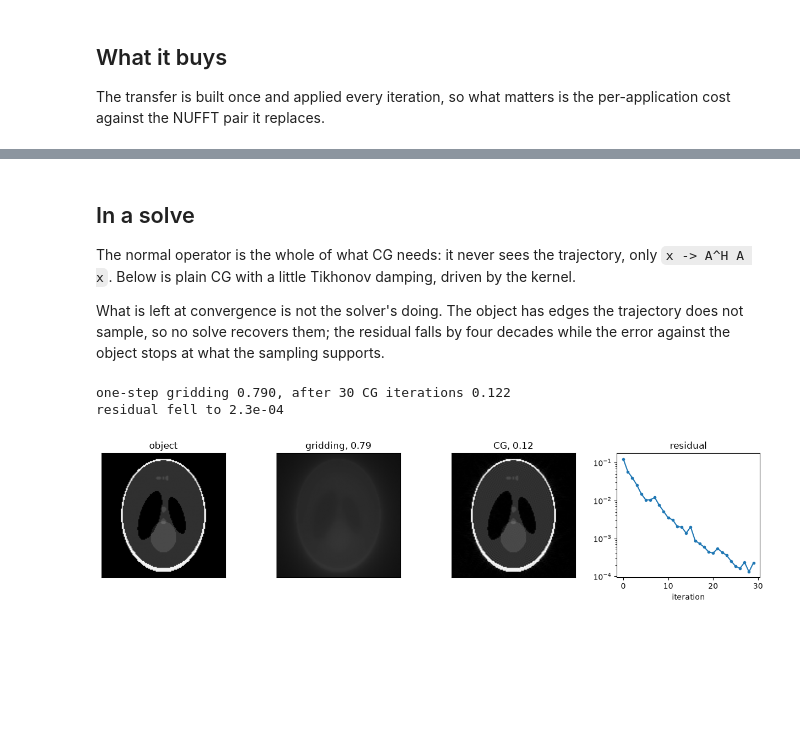
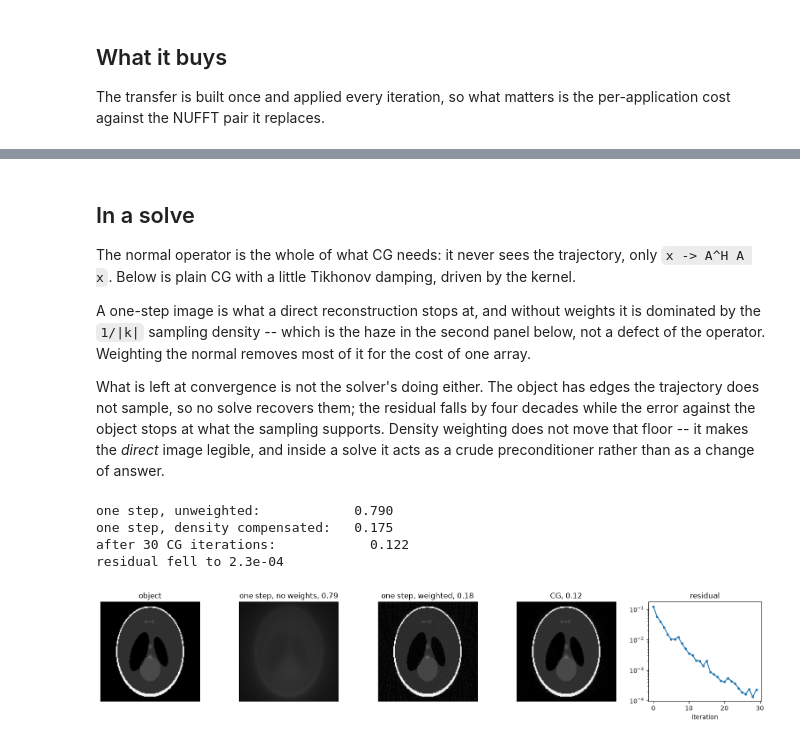
Before and after one commit to FiRMLAB-Pisa/mrtoeplitz, a Jupyter notebook: examples/scalar.ipynb, the cells around one changed output, grey strips where cells are left out. Saved outputs shown, nothing was run; the diff lists cells and outputs as text; code cells hidden in the pictures; blank space fills up the shorter version.

```diff
--- a/examples/scalar.ipynb
+++ b/examples/scalar.ipynb
@@ -123,18 +141,20 @@ relative error against the exact Gram: 9.32e-06
 # %%
-fig, axes = plt.subplots(1, 4, figsize=(12.5, 3.2))
+fig, axes = plt.subplots(1, 5, figsize=(15, 3.2))
 axes[0].imshow(np.abs(image.numpy()), cmap="gray")
 axes[0].set_title("x")
 axes[1].imshow(np.abs(truth), cmap="gray")
 axes[1].set_title("$A^H A x$, two NUFFTs")
 axes[2].imshow(np.abs(fast), cmap="gray")
 axes[2].set_title("kernel(x), two FFTs")
-for axis in axes[:3]:
+axes[3].imshow(np.abs(weighted_fast), cmap="gray")
+axes[3].set_title("$A^H W A x$, weighted")
+for axis in axes[:4]:
     axis.set_xticks([])
     axis.set_yticks([])
-shown = axes[3].imshow(np.abs(fast - truth) / np.abs(truth).max(), cmap="inferno")
-axes[3].set_title(f"|difference|, {error:.0e} rel.")
-axes[3].set_xticks([])
-axes[3].set_yticks([])
-fig.colorbar(shown, ax=axes[3], fraction=0.046)
+shown = axes[4].imshow(np.abs(fast - truth) / np.abs(truth).max(), cmap="inferno")
+axes[4].set_title(f"|difference|, {error:.0e} rel.")
+axes[4].set_xticks([])
+axes[4].set_yticks([])
+fig.colorbar(shown, ax=axes[4], fraction=0.046)
 fig.tight_layout()
 # %% [output]
@@ -186,10 +244,17 @@ The normal operator is the whole of what CG needs: it never sees the
 trajectory, only `x -> A^H A x`. Below is plain CG with a little Tikhonov
 damping, driven by the kernel.
 
-What is left at convergence is not the solver's doing. The object has edges
-the trajectory does not sample, so no solve recovers them; the residual falls
-by four decades while the error against the object stops at what the sampling
-supports.
+A one-step image is what a direct reconstruction stops at, and without weights
+it is dominated by the `1/|k|` sampling density -- which is the haze in the
+second panel below, not a defect of the operator. Weighting the normal removes
+most of it for the cost of one array.
+
+What is left at convergence is not the solver's doing either. The object has
+edges the trajectory does not sample, so no solve recovers them; the residual
+falls by four decades while the error against the object stops at what the
+sampling supports. Density weighting does not move that floor -- it makes the
+*direct* image legible, and inside a solve it acts as a crude preconditioner
+rather than as a change of answer.
 # %%
 def conjugate_gradient(normal, rhs, iterations=30, damping=1e-3):
     """Plain CG on ``(N + damping I) x = rhs``, to show the normal in use."""
@@ -211,8 +276,9 @@ def conjugate_gradient(normal, rhs, iterations=30, damping=1e-3):
 
 # The right-hand side of a CG-SENSE solve is the adjoint of the measurement.
 # With no coils and no noise that is the Gram of the object, which is also the
-# one-step gridding image the solve starts from.
+# one-step image a direct reconstruction would stop at.
 adjoint_image = kernel(image[None, None])
+weighted_adjoint = weighted(image[None, None])
 estimate, residuals = conjugate_gradient(kernel, adjoint_image)
 
 
@@ -226,26 +292,35 @@ def matched(estimate):
 
 
 gridded, gridded_error = matched(adjoint_image[0, 0].numpy())
+compensated, compensated_error = matched(weighted_adjoint[0, 0].numpy())
 solved, solved_error = matched(estimate[0, 0].numpy())
-print(f"one-step gridding {gridded_error:.3f}, after {len(residuals)} CG iterations {solved_error:.3f}")
+print(f"one step, unweighted:            {gridded_error:.3f}")
+print(f"one step, density compensated:   {compensated_error:.3f}")
+print(f"after {len(residuals)} CG iterations:            {solved_error:.3f}")
 print(f"residual fell to {residuals[-1]:.1e}")
 # %% [output]
-one-step gridding 0.790, after 30 CG iterations 0.122
+one step, unweighted:            0.790
+one step, density compensated:   0.175
+after 30 CG iterations:            0.122
 residual fell to 2.3e-04
 # %%
-fig, axes = plt.subplots(1, 4, figsize=(12.5, 3.2))
+fig, axes = plt.subplots(1, 5, figsize=(15.5, 3.2))
 for axis, data, title in (
     (axes[0], image.numpy(), "object"),
-    (axes[1], gridded, f"gridding, {gridded_error:.2f}"),
-    (axes[2], solved, f"CG, {solved_error:.2f}"),
+    (axes[1], gridded, f"one step, no weights, {gridded_error:.2f}"),
+    (axes[2], compensated, f"one step, weighted, {compensated_error:.2f}"),
 ):
     axis.imshow(np.abs(data), cmap="gray", vmin=0, vmax=1.05)
     axis.set_title(title)
     axis.set_xticks([])
     axis.set_yticks([])
-axes[3].semilogy(residuals, "o-", markersize=3)
-axes[3].set_title("residual")
-axes[3].set_xlabel("iteration")
+axes[3].imshow(np.abs(solved), cmap="gray", vmin=0, vmax=1.05)
+axes[3].set_title(f"CG, {solved_error:.2f}")
+axes[3].set_xticks([])
+axes[3].set_yticks([])
+axes[4].semilogy(residuals, "o-", markersize=3)
+axes[4].set_title("residual")
+axes[4].set_xlabel("iteration")
 fig.tight_layout()
 # %% [output]
-[figure, old version]
+[figure, new version]
```
Also changed, not shown: parts of 6 cells of this notebook, 8 other files.
